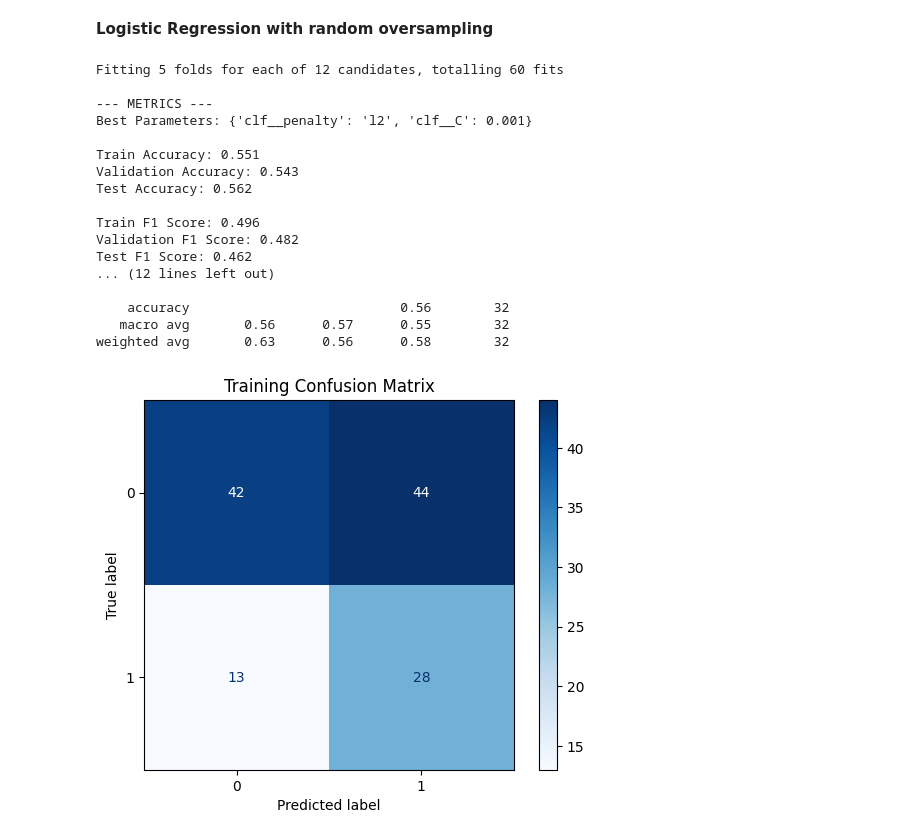
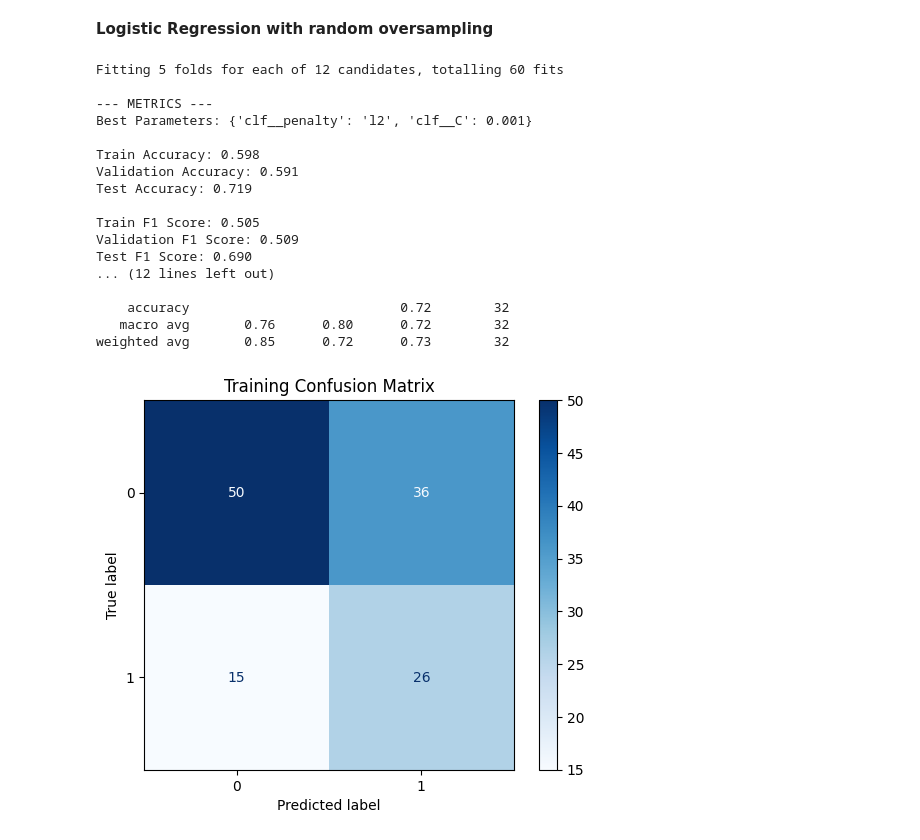
Before and after one commit to haladaher2024/cmps261_project, a Jupyter notebook: Notebooks/main.ipynb, the cells around one changed output. Drawn from its saved outputs; the diff is of its cells as text; code cells hidden in the pictures.

```diff
--- a/Notebooks/main.ipynb
+++ b/Notebooks/main.ipynb
@@ -170,25 +177,9 @@ The results of PCA suggest that applying the SMOTE technique may not be benefici
 # %% [markdown]
 **Feature Selection using Random forest and  Split the data training and testing**
 # %%
-scaler = StandardScaler()
-X_scaled = scaler.fit_transform(X)
-
-rf = RandomForestClassifier(random_state=42)
-
-rf.fit(X_scaled, Y)
-
-# Get feature importances
-importances = rf.feature_importances_
-
-# Get top 10 feature indices
-top_10_indices = np.argsort(importances)[-10:][::-1]
-
-# Select top 10 features
-X_top10 = X_scaled[:, top_10_indices]
-
-
+X_new = SelectKBest(f_classif, k=5).fit_transform(X, Y)
 X_train, X_test, y_train, y_test = train_test_split(
-    X_top10, Y, test_size=0.2, stratify=Y, random_state=42
+    X_new, Y, test_size=0.2, stratify=Y, random_state=42
 )
 # %% [markdown]
 **Logistic Regression with random oversampling**
@@ -226,7 +217,9 @@ search.fit(X_train, y_train)
 y_pred_train = search.best_estimator_.predict(X_train)
 y_proba_train = search.best_estimator_.predict_proba(X_train)[:, 1]
 
-
+# Test
+y_pred_test = search.best_estimator_.predict(X_test)
+y_proba_test = search.best_estimator_.predict_proba(X_test)[:, 1]
 
 
 y_pred_val = cross_val_predict(
@@ -237,21 +230,24 @@ y_proba_val = cross_val_predict(
 )[:, 1]
 
 
-print("\n METRICS")
+print("\n--- METRICS ---")
 print("Best Parameters:", search.best_params_)
 
 print(f"\nTrain Accuracy: {accuracy_score(y_train, y_pred_train):.3f}")
 print(f"Validation Accuracy: {accuracy_score(y_train, y_pred_val):.3f}")
-
+print(f"Test Accuracy: {accuracy_score(y_test, y_pred_test):.3f}")
 
 print(f"\nTrain F1 Score: {f1_score(y_train, y_pred_train):.3f}")
 print(f"Validation F1 Score: {f1_score(y_train, y_pred_val):.3f}")
-
+print(f"Test F1 Score: {f1_score(y_test, y_pred_test):.3f}")
 
 print(f"\nTrain ROC AUC: {roc_auc_score(y_train, y_proba_train):.3f}")
 print(f"Validation ROC AUC: {roc_auc_score(y_train, y_proba_val):.3f}")
+print(f"Test ROC AUC: {roc_auc_score(y_test, y_proba_test):.3f}")
+print(f"Test Precision-Recall AUC: {average_precision_score(y_test, y_proba_test):.3f}")
 
-
+print("\nClassification Report (Test):\n")
+print(classification_report(y_test, y_pred_test, target_names=["NonToxic", "Toxic"]))
 
 
 def plot_conf_matrix(y_true, y_pred, title):
@@ -264,7 +260,7 @@ def plot_conf_matrix(y_true, y_pred, title):
 
 plot_conf_matrix(y_train, y_pred_train, "Training Confusion Matrix")
 plot_conf_matrix(y_train, y_pred_val, "Validation Confusion Matrix (CV-based)")
-
+plot_conf_matrix(y_test, y_pred_test, "Test Confusion Matrix")
 
 
 def plot_learning_curve(estimator, X, y, scoring='roc_auc', cv=None, title='Learning Curve'):
@@ -276,40 +272,40 @@ def plot_learning_curve(estimator, X, y, scoring='roc_auc', cv=None, title='Lear
         scoring=scoring,
         train_sizes=np.linspace(0.1, 1.0, 10),
         n_jobs=-1
     )
 
     train_mean = np.mean(train_scores, axis=1)
     val_mean = np.mean(val_scores, axis=1)
 
     plt.figure(figsize=(8, 6))
     plt.plot(train_sizes, train_mean, 'o-', label='Training ROC AUC')
     plt.plot(train_sizes, val_mean, 'o-', label='Validation ROC AUC')
     plt.title(title)
     plt.xlabel('Training Size')
     plt.ylabel('ROC AUC Score')
     plt.legend()
     plt.grid(True)
     plt.tight_layout()
     plt.show()
 
 # Plot learning curve
 plot_learning_curve(search.best_estimator_, X_train, y_train, scoring='roc_auc', cv=cv)
 # %% [output]
 Fitting 5 folds for each of 12 candidates, totalling 60 fits
 
 --- METRICS ---
 Best Parameters: {'clf__penalty': 'l2', 'clf__C': 0.001}
 
-Train Accuracy: 0.551
-Validation Accuracy: 0.543
-Test Accuracy: 0.562
+Train Accuracy: 0.598
+Validation Accuracy: 0.591
+Test Accuracy: 0.719
 
-Train F1 Score: 0.496
-Validation F1 Score: 0.482
-Test F1 Score: 0.462
+Train F1 Score: 0.505
+Validation F1 Score: 0.509
+Test F1 Score: 0.690
 ... (12 lines left out)
 
-    accuracy                           0.56        32
-   macro avg       0.56      0.57      0.55        32
-weighted avg       0.63      0.56      0.58        32
+    accuracy                           0.72        32
+   macro avg       0.76      0.80      0.72        32
+weighted avg       0.85      0.72      0.73        32
-[figure, old version]
+[figure, new version]
```
Also changed, not shown: parts of 12 cells of this notebook.
